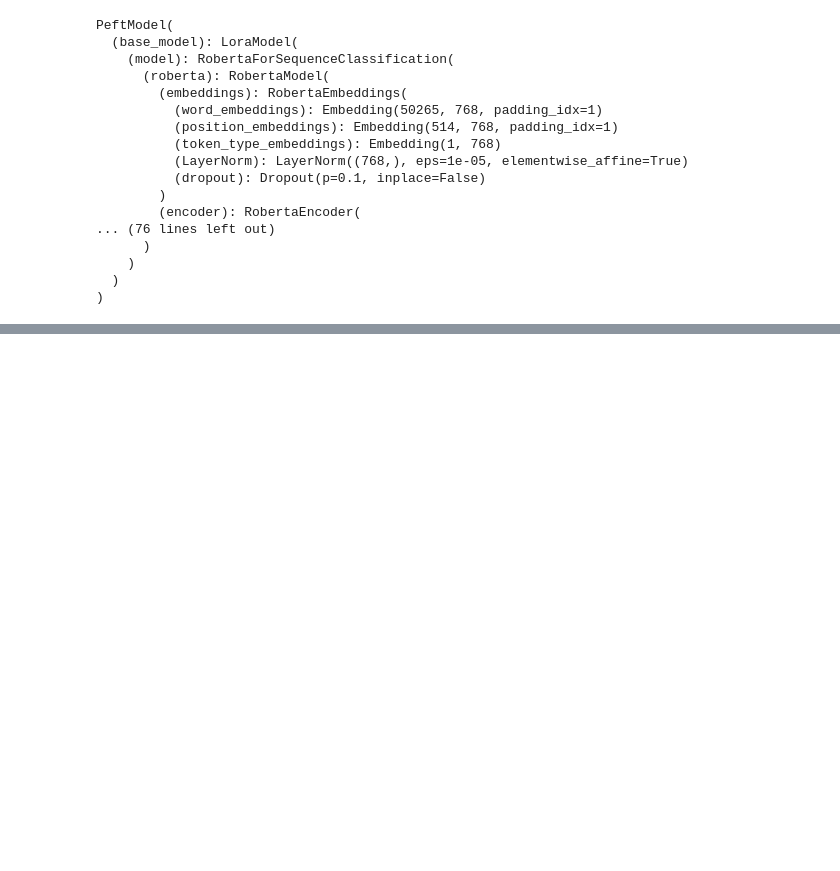
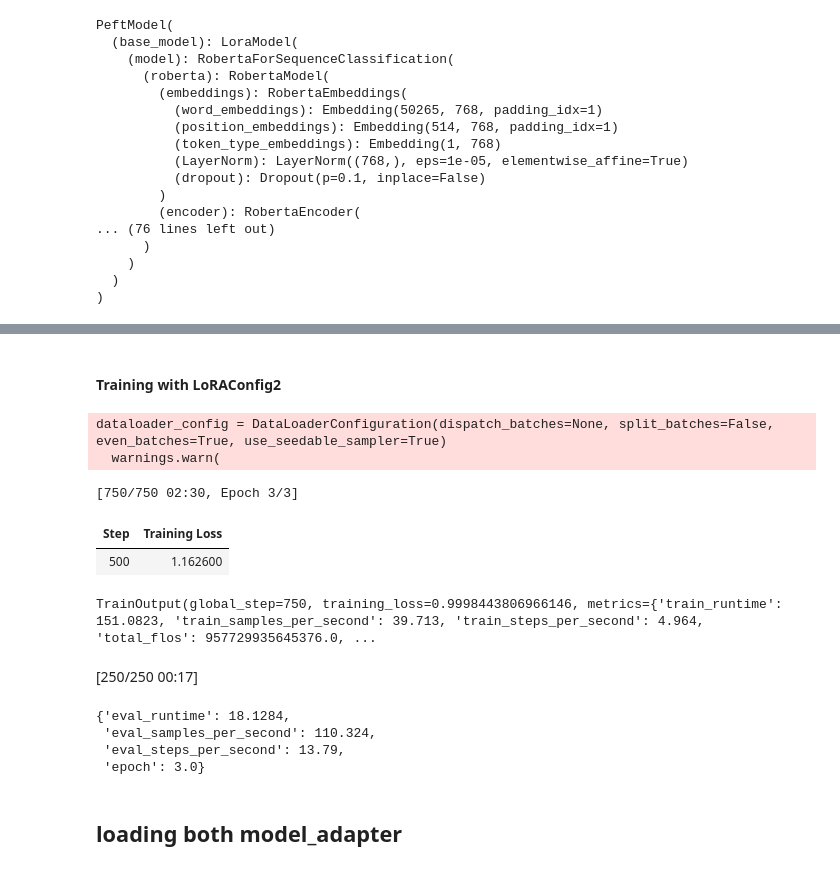
Before and after one commit to akashghimireOfficial/HuggingFace_101, a Jupyter notebook: Turtorial/12_more_about__get_peft_model.ipynb, the cells around one changed output, grey strips where cells are left out. Drawn from its saved outputs; the diff is of its cells as text; code cells hidden in the pictures; blank space fills up the shorter version.

```diff
--- a/Turtorial/12_more_about__get_peft_model.ipynb
+++ b/Turtorial/12_more_about__get_peft_model.ipynb
@@ -141,0 +293,30 @@ AttributeError: 'RobertaForSequenceClassification' object has no attribute 'trai
+# %% [markdown]
+#### Training with LoRAConfig2
+# %%
+peft_model.set_adapter('adapter2')
+saved_dire='../saved_weight/12_config2_lora'
+args_2=TrainingArguments(output_dir=saved_dire)
+trainer_2=Trainer(model=peft_model,
+                  args=args_2,
+                  train_dataset=train_dataset,
+                  eval_dataset=eval_dataset,
+                  compute_metrics=compute_metrics,
+                  data_collator=data_collator
+                  )
+
+trainer_2.train()
+# %% [output]
+dataloader_config = DataLoaderConfiguration(dispatch_batches=None, split_batches=False, even_batches=True, use_seedable_sampler=True)
+  warnings.warn(
+[750/750 02:30, Epoch 3/3]
+| Step | Training Loss |
+| 500 | 1.162600 |
+TrainOutput(global_step=750, training_loss=0.9998443806966146, metrics={'train_runtime': 151.0823, 'train_samples_per_second': 39.713, 'train_steps_per_second': 4.964, 'total_flos': 957729935645376.0, ...
+# %%
+trainer_2.evaluate()
+# %% [output]
+[250/250 00:17]
+{'eval_runtime': 18.1284,
+ 'eval_samples_per_second': 110.324,
+ 'eval_steps_per_second': 13.79,
+ 'epoch': 3.0}
@@ -141,0 +327,2 @@ AttributeError: 'RobertaForSequenceClassification' object has no attribute 'trai
+# %% [markdown]
+## loading both model_adapter
```
Also changed, not shown: parts of 34 cells of this notebook.
